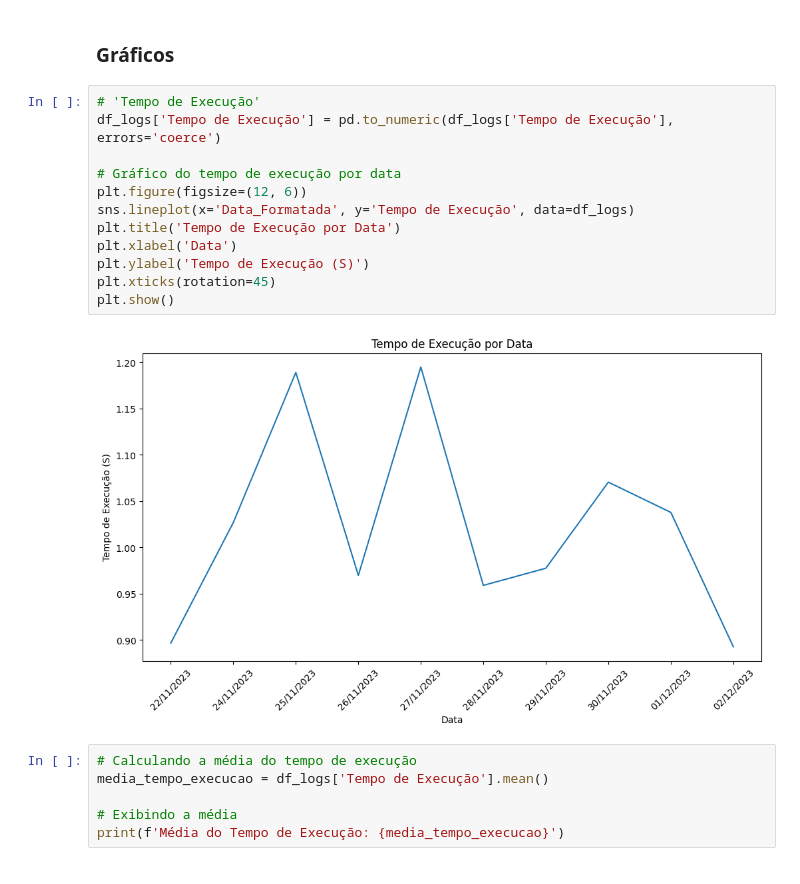
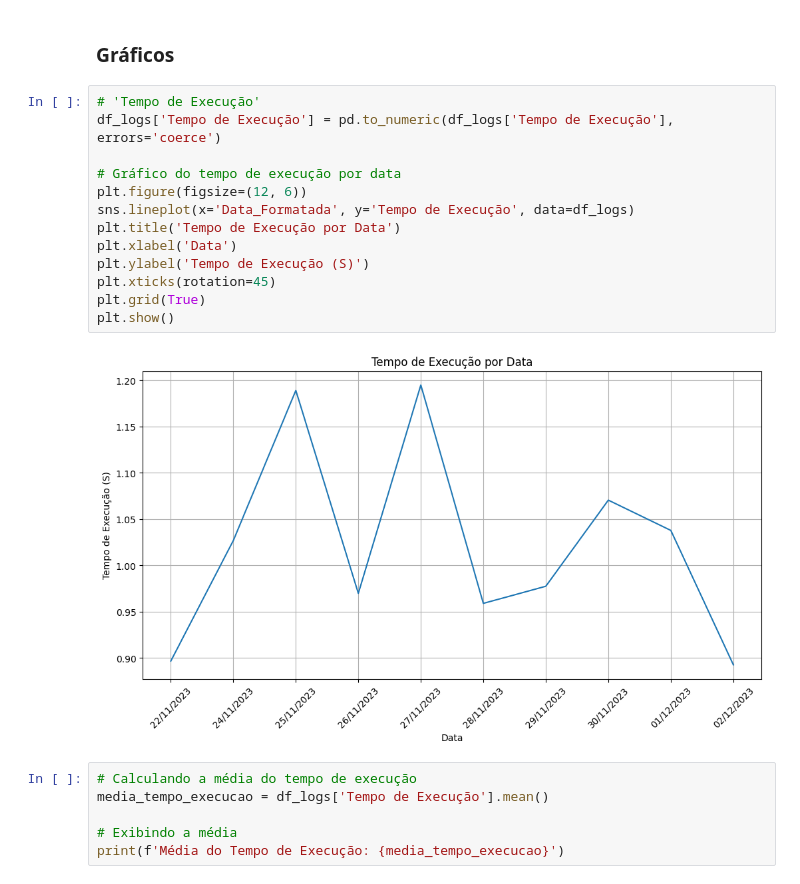
Before and after one commit to francocontigo/weather_report_scraping, a Jupyter notebook: weather_analisys.ipynb, the cells around one changed output. Drawn from its saved outputs; the diff is of its cells as text.

Commit message:
plot tweak

```diff
--- a/weather_analisys.ipynb
+++ b/weather_analisys.ipynb
@@ -188,17 +188,18 @@ print(df_logs)
 # %%
 # 'Tempo de Execução'
 df_logs['Tempo de Execução'] = pd.to_numeric(df_logs['Tempo de Execução'], errors='coerce')
 
 # Gráfico do tempo de execução por data
 plt.figure(figsize=(12, 6))
 sns.lineplot(x='Data_Formatada', y='Tempo de Execução', data=df_logs)
 plt.title('Tempo de Execução por Data')
 plt.xlabel('Data')
 plt.ylabel('Tempo de Execução (S)')
 plt.xticks(rotation=45)
+plt.grid(True)
 plt.show()
 # %% [output]
-[figure, old version]
+[figure, new version]
 # %%
 # Calculando a média do tempo de execução
 media_tempo_execucao = df_logs['Tempo de Execução'].mean()
```
